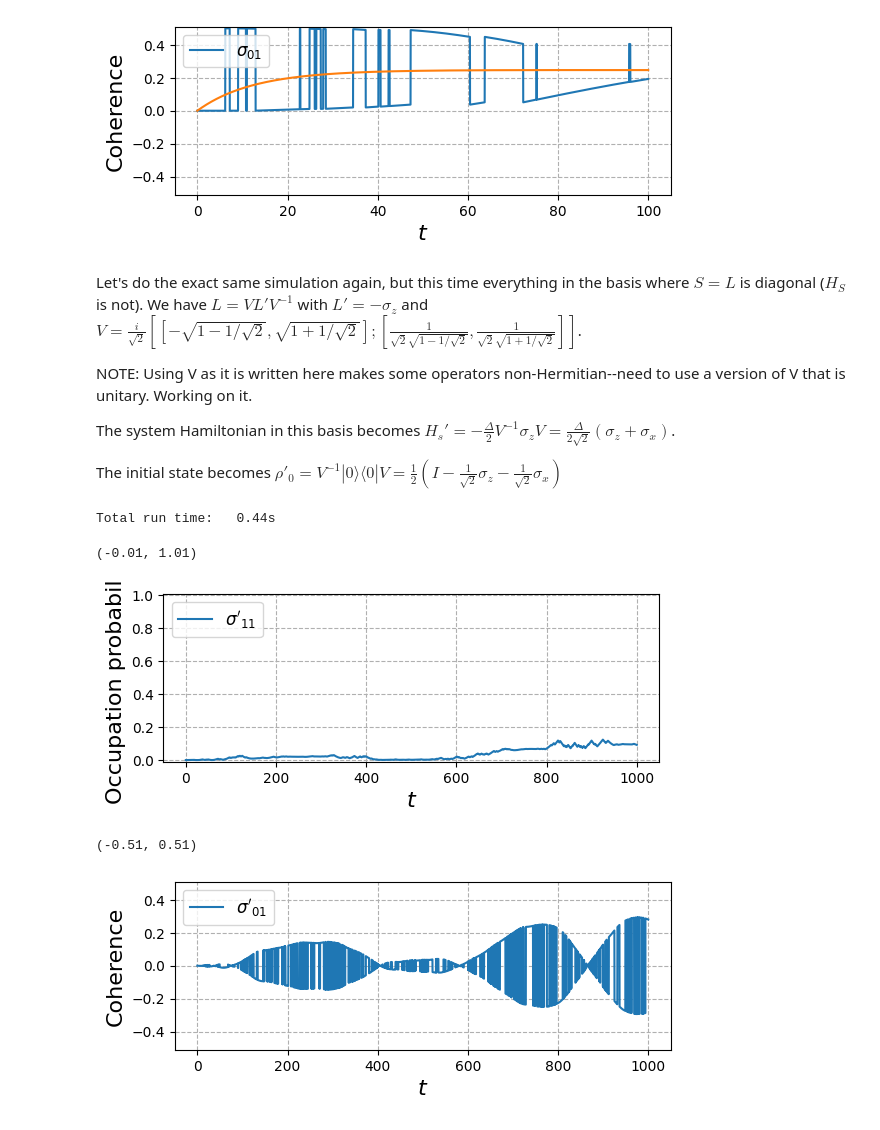
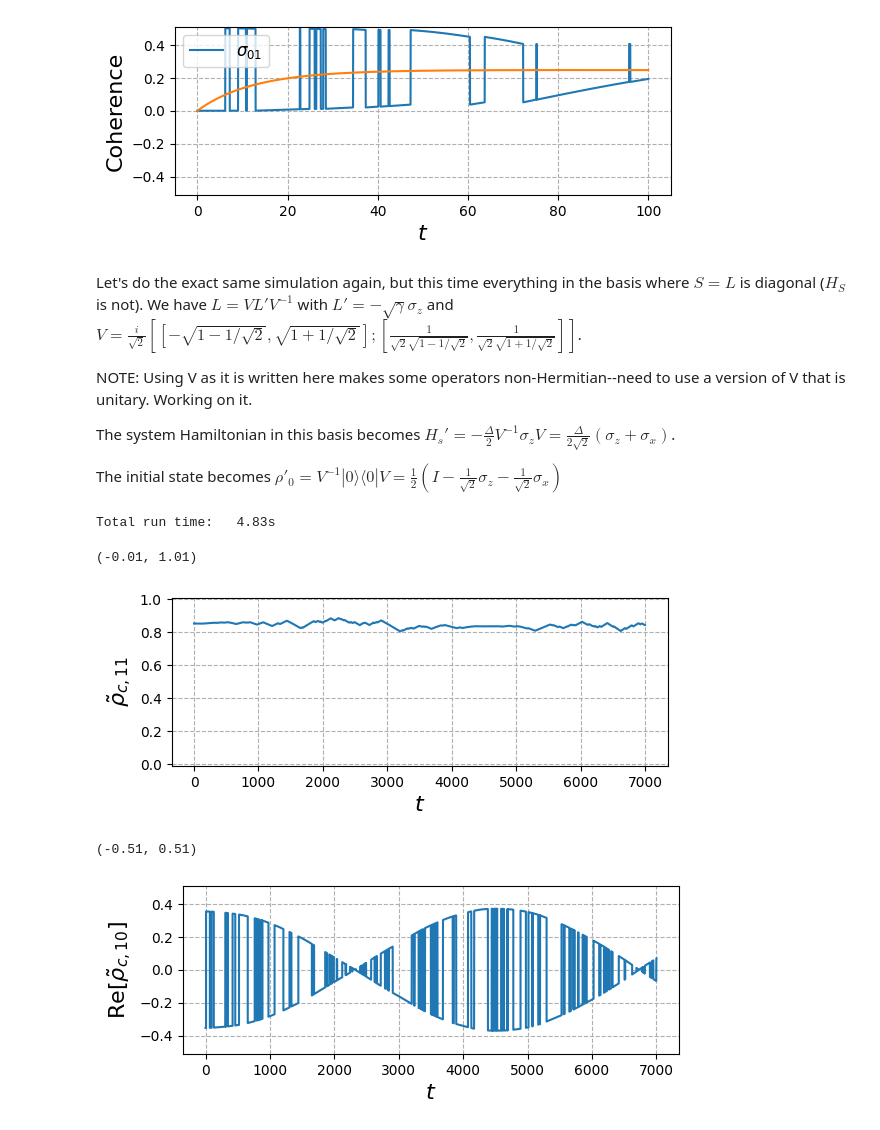
Before and after one commit to mikeal888/The_V_model, a Jupyter notebook: two_ls.ipynb, the cells around one changed output. Drawn from its saved outputs; the diff is of its cells as text; code cells hidden in the pictures.

Commit message:
Modified param values and axis labels to be consistent with other figure in the draft

```diff
--- a/two_ls.ipynb
+++ b/two_ls.ipynb
@@ -18,9 +18,9 @@ from _utils import *
 # %%
 # Define system parameters
 # N = 2 # Number of levels
-Delta = 0.02 # Splitting
-a = 0.1 # Dimensionless coupling constant
-beta = 1/4
+Delta = 0.001 # Splitting
+a = 0.02 # Dimensionless coupling constant
+beta = 1
 
 gamma = a/beta # Unlike for the V model, here we just have one rate based on the limit that the Bohr frequency vanishes
 
@@ -100,7 +100,7 @@ plt.ylim(-0.51, 0.51)
 (-0.51, 0.51)
 [figure]
 # %% [markdown]
-Let's do the exact same simulation again, but this time everything in the basis where $S=L$ is diagonal ($H_S$ is not). We have $L=VL'V^{-1}$ with $L'=-\sigma_z$ and $V = \frac{i}{\sqrt{2}}[[-\sqrt{1-1/\sqrt{2}}, \sqrt{1+1/\sqrt{2}}];[\frac{1}{\sqrt{2}\sqrt{1-1/\sqrt{2}}},\frac{1}{\sqrt{2}\sqrt{1+1/\sqrt{2}}}]]$.
+Let's do the exact same simulation again, but this time everything in the basis where $S=L$ is diagonal ($H_S$ is not). We have $L=VL'V^{-1}$ with $L'=-\sqrt{\gamma}\sigma_z$ and $V = \frac{i}{\sqrt{2}}[[-\sqrt{1-1/\sqrt{2}}, \sqrt{1+1/\sqrt{2}}];[\frac{1}{\sqrt{2}\sqrt{1-1/\sqrt{2}}},\frac{1}{\sqrt{2}\sqrt{1+1/\sqrt{2}}}]]$.
 
 NOTE: Using V as it is written here makes some operators non-Hermitian--need to use a version of V that is unitary. Working on it.
 
@@ -118,8 +118,8 @@ rho_ss = steadystate(H,[L])
 # %%
 # Unravel the master equation in this different basis
 
-t0, tf = 0, 1000
-dt = 0.02
+t0, tf = 0, 7000
+dt = 0.01
 tlist = np.arange(t0, tf, dt)
 
 rho_init_prime = 0.5*(identity(2) - sigmaz()/np.sqrt(2) - sigmax()/np.sqrt(2))
@@ -128,9 +128,9 @@ e_ops = [g0*g0.dag(), g1*g1.dag(), g1*g0.dag()] # Observables
 sc_ops_prime = [L_prime] # Stochastic collapse operators
 # sc_ops_prime = [-g0*g0.dag(), g1*g1.dag()] # This leads to familiar behaviour but is not physically correct
 
-result_prime = photocurrent_mesolve(H_prime, rho_init_prime, tlist, sc_ops=sc_ops_prime, e_ops=e_ops, ntraj=1, noise=2, store_measurement=True)
+result_prime = photocurrent_mesolve(H_prime, rho_init_prime, tlist, sc_ops=sc_ops_prime, e_ops=e_ops, ntraj=1, noise=1, store_measurement=True)
 # %% [output]
-Total run time:   0.44s
+Total run time:   4.83s
 # %%
 # Get all the expectation values
 g0_evo_prime = result_prime.expect[0]
@@ -141,27 +141,27 @@ g10_evo_prime = result_prime.expect[2]
 
 plt.subplot(211)
 # plt.plot(tlist, g0_evo_prime, label=r"$\sigma'_{00}$")
-plt.plot(tlist, g1_evo_prime, label=r"$\sigma'_{11}$")
+plt.plot(tlist, g1_evo_prime)#, label=r"$\tilde{\rho}_{c,11}$")
 
 plt.xlabel(r'$t$', fontsize=16)
-plt.ylabel('Occupation probability', fontsize=16)
-plt.legend(fontsize=12, loc="upper left")
+plt.ylabel(r"$\tilde{\rho}_{c,11}$", fontsize=16)
+# plt.legend(fontsize=12, loc="upper left")
 plt.grid(linestyle='--')
 plt.ylim(-0.01, 1.01)
 # %% [output]
 (-0.01, 1.01)
-[figure, old version]
+[figure, new version]
 # %%
 # Plot the coherences
 
 plt.subplot(211)
-plt.plot(tlist, g10_evo_prime, label=r"$\sigma'_{01}$")
+plt.plot(tlist, g10_evo_prime)#, label=r"Re[$\tilde{\rho}_{c,10}$]")
 
 plt.xlabel(r'$t$', fontsize=16)
-plt.ylabel('Coherence', fontsize=16)
-plt.legend(fontsize=12, loc="upper left")
+plt.ylabel(r"Re[$\tilde{\rho}_{c,10}$]", fontsize=16)
+# plt.legend(fontsize=12, loc="upper left")
 plt.grid(linestyle='--')
 plt.ylim(-0.51, 0.51)
 # %% [output]
 (-0.51, 0.51)
-[figure, old version]
+[figure, new version]
```
Also changed, not shown: parts of 2 cells of this notebook.
